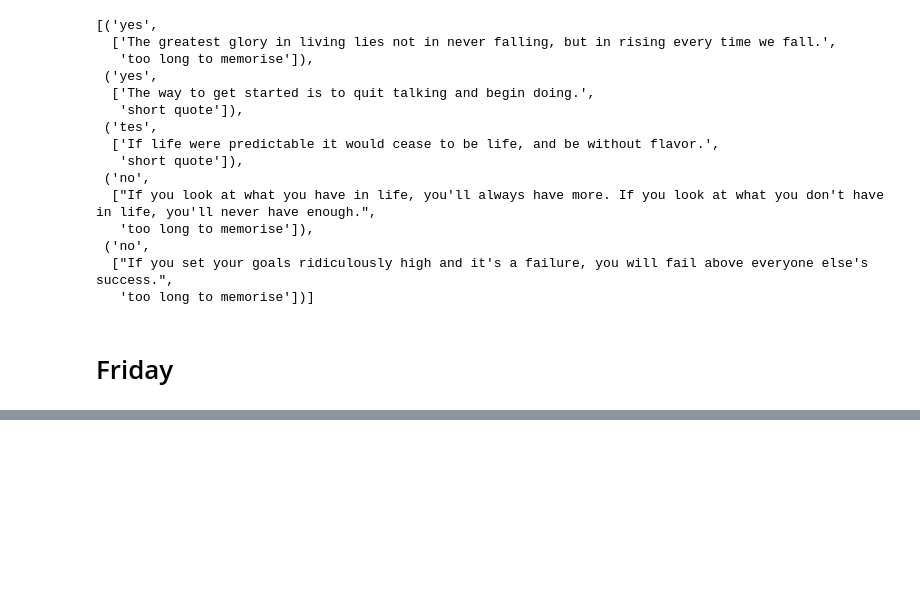
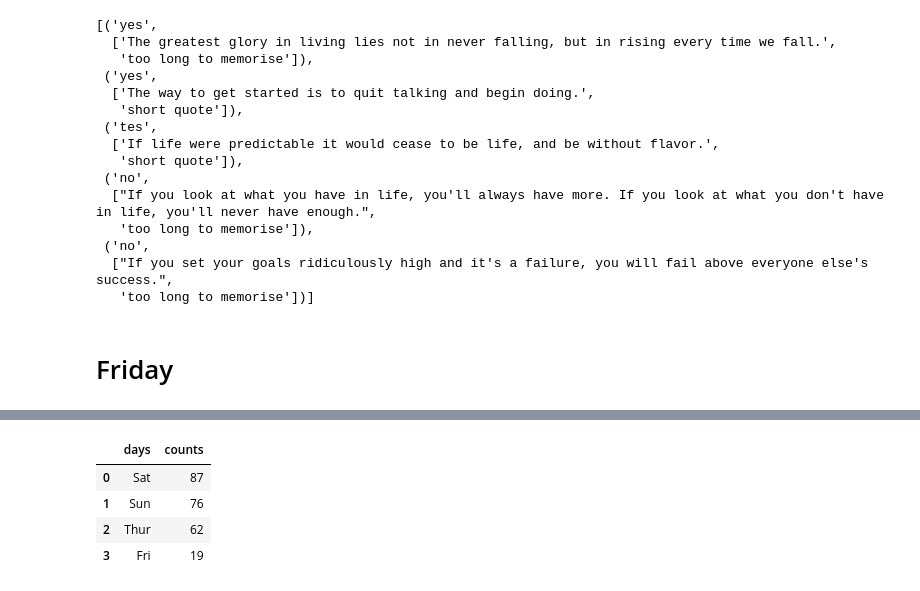
Before and after one commit to pallavrouth/AI-Bootcamp, a Jupyter notebook: Labs/Week2lab.ipynb, the cells around one changed output, grey strips where cells are left out. Cells and saved outputs as stored; diff of their text form; code cells hidden in the pictures; blank space fills up the shorter version.

```diff
--- a/Labs/Week2lab.ipynb
+++ b/Labs/Week2lab.ipynb
@@ -470,0 +422,18 @@ boxes.boxplot()
+# %%
+# use value counts to calculate number of
+# tips by day of the week
+counts_data = tips['day'].value_counts()
+counts_data
+# but counts_data is a Pandas series
+# difficult to do column/row operations
+type(counts_data)
+# I want to conver to a data frame first :
+# 1. use to_frame here and 2. convert index to a column and rename it
+counts_data.to_frame('counts').reset_index().rename(columns = {'index':'days'})
+counts_data_df = counts_data.to_frame('counts').reset_index().rename(columns = {'index':'days'})
+# %% [output]
+|  | days | counts |
+| 0 | Sat | 87 |
+| 1 | Sun | 76 |
+| 2 | Thur | 62 |
+| 3 | Fri | 19 |
```
Also changed, not shown: parts of 53 cells of this notebook.
